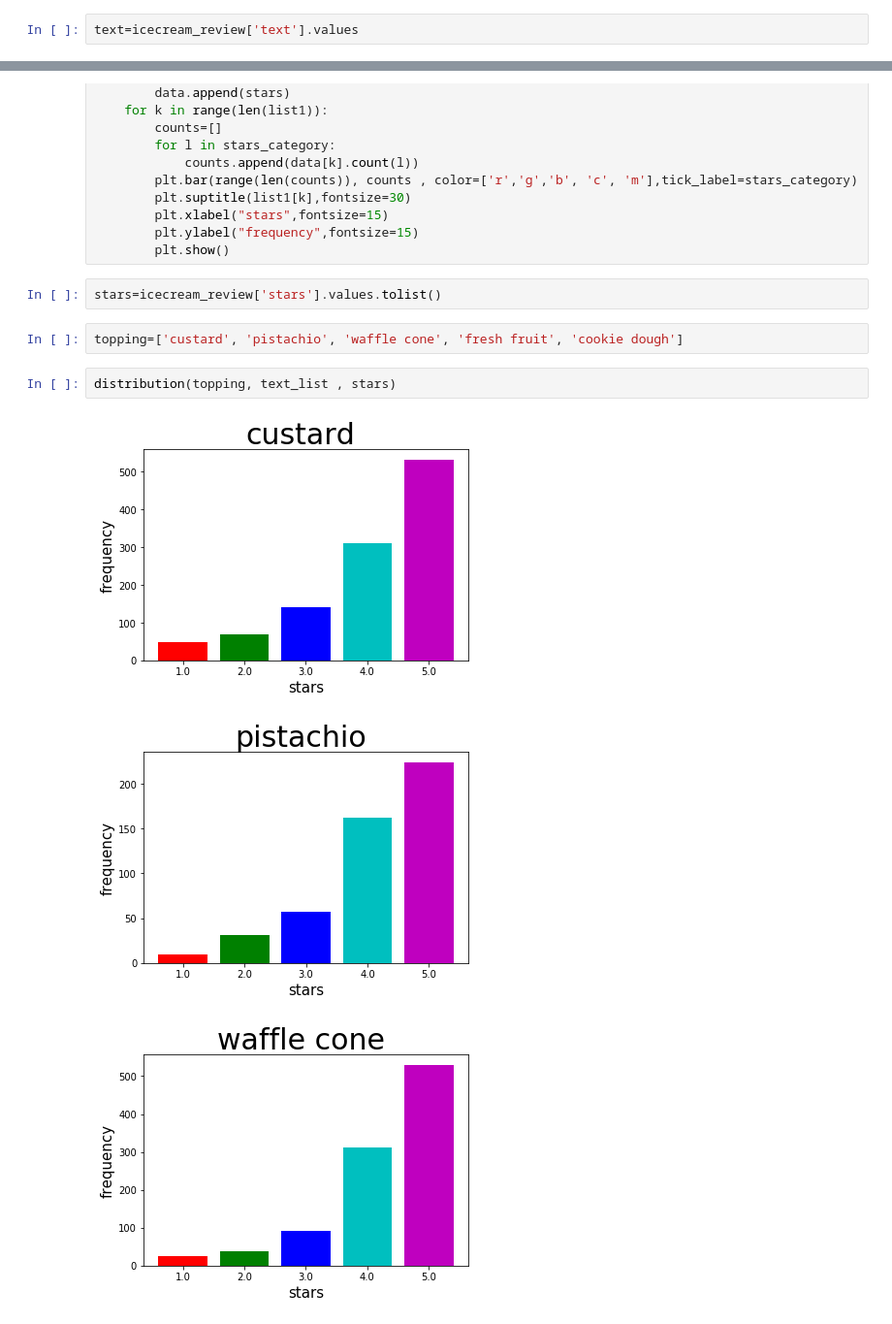
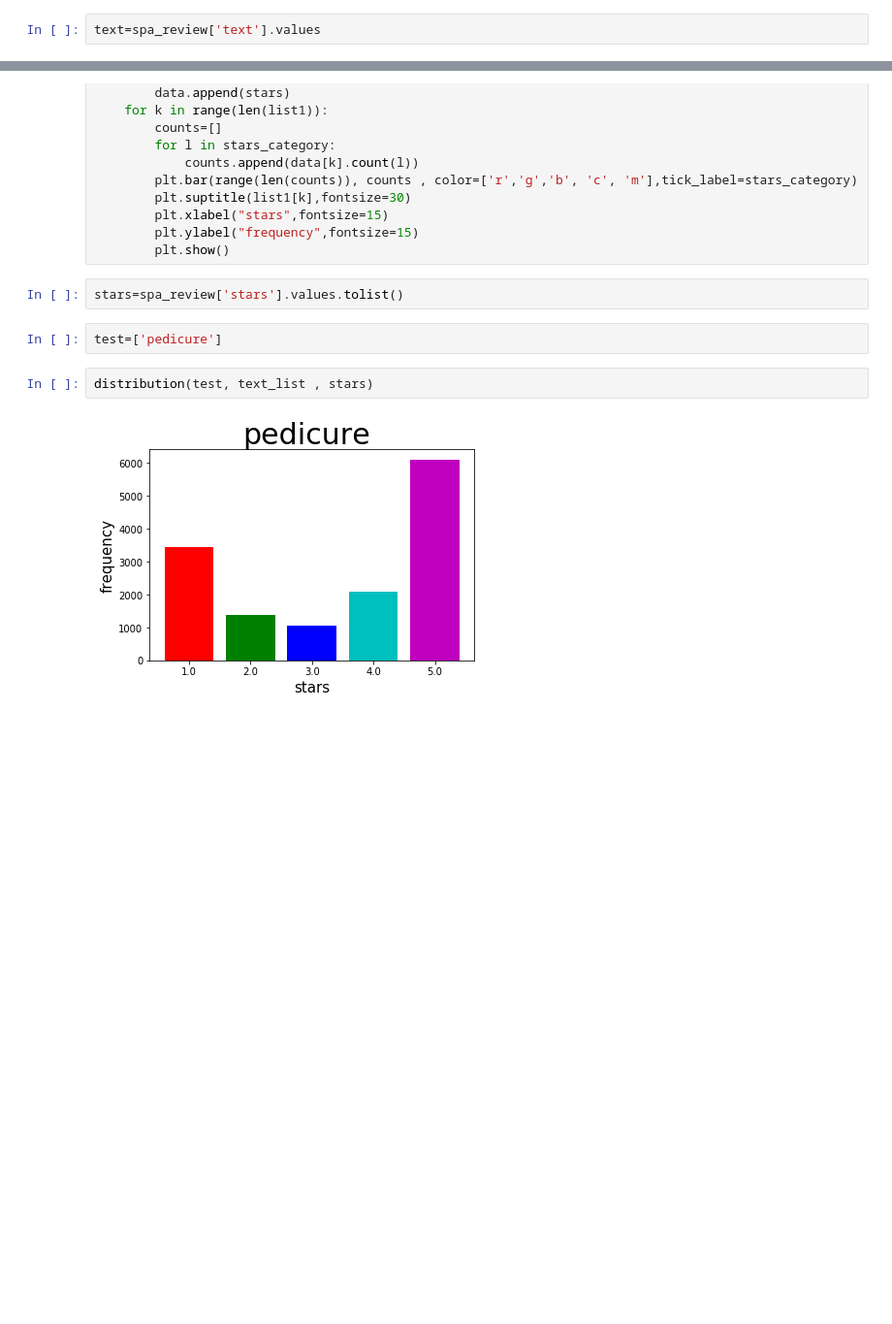
Before and after one commit to LingfengZhu/STAT-628-Module-3, a Jupyter notebook: EDA_unfinished.ipynb, the cells around one changed output, grey strips where cells are left out. Shown: that part at 97% size. Drawn from its saved outputs; the diff is of its cells as text; blank space fills up the shorter version.

```diff
--- a/EDA_unfinished.ipynb
+++ b/EDA_unfinished.ipynb
@@ -135,7 +135,7 @@ icecream_review.head(6)
 | 886 | ghWwqlRd1MaWz8hfgZ8Vsw | 0 | 2009-10-13 10:20:31 | 0 | aEA-E6_De1pdLej7YyhWZA | 4.0 | I liked it and it was 33 degrees ... | 2 | xZaDDTBqSTRtAZJXtiOiEA |
 | 960 | nDaW2hhQV5KYiGH7HzAOcg | 0 | 2013-06-24 04:35:03 | 0 | tjVKaTVvMw4qoqWMEN5nNw | 4.0 | Even though a few flavours have b... | 0 | wxRVZowoEoy7kscvU-FX-w |
 # %%
-text=icecream_review['text'].values
+text=spa_review['text'].values
 # %%
 text_1 = "".join(str(e) for e in text)
 # %%
@@ -175,12 +175,10 @@ def distribution(list1, list2, list3):
         plt.ylabel("frequency",fontsize=15)
         plt.show()
 # %%
-stars=icecream_review['stars'].values.tolist()
+stars=spa_review['stars'].values.tolist()
-# %%
-topping=['custard', 'pistachio', 'waffle cone', 'fresh fruit', 'cookie dough']
+# %%
+test=['pedicure']
 # %%
-distribution(topping, text_list , stars)
+distribution(test, text_list , stars)
 # %% [output]
-[figure, old version]
+[figure, new version]
-[figure, removed]
-[figure, removed]
```
Also changed, not shown: parts of 20 cells of this notebook.
